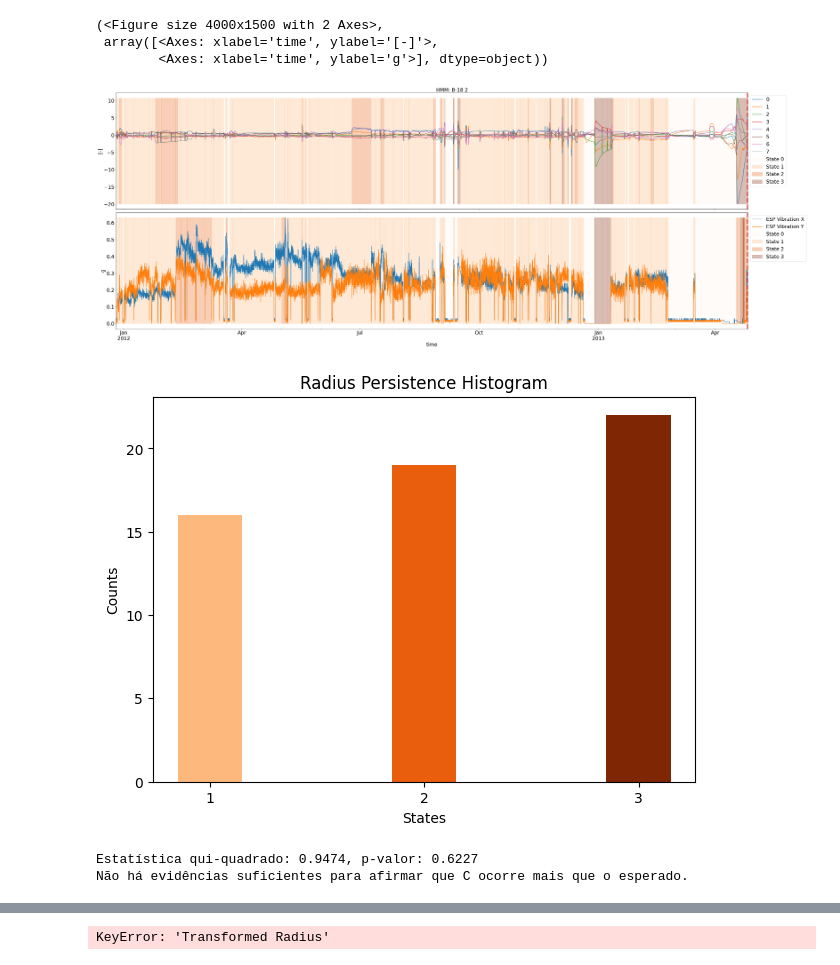
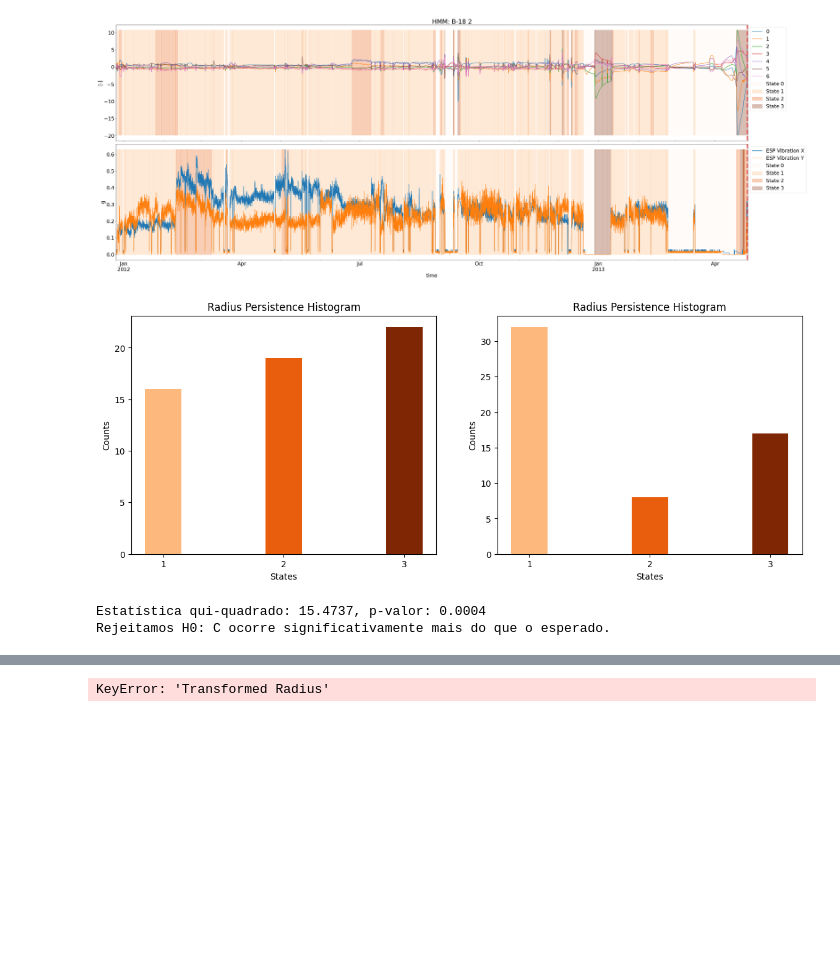
Before and after one commit to RL2-SP3/LISSA, a Jupyter notebook: examples/analise_modelos_hmm.ipynb, the cells around one changed output, grey strips where cells are left out. Drawn from its saved outputs; the diff is of its cells as text; code cells hidden in the pictures; blank space fills up the shorter version.

```diff
--- a/examples/analise_modelos_hmm.ipynb
+++ b/examples/analise_modelos_hmm.ipynb
@@ -36,14 +36,15 @@ li.GaussianMixturePlot(radiusData,model,[
     "Interpolated Gaussian",
     "Radius Plot Distribution",
     "Radius Values",
-    "Counted"])
+    "Counted"],
+    figsize=(7,5))
 
 modelRadius = hmm.GaussianHMM(
     n_components=n,
     random_state=mainSeed,
     covariance_type="full",
     init_params="st",
-    #algorithm="map"
+    algorithm="map"
     )
 
 modelRadius.means_ = model.means_
@@ -78,7 +79,7 @@ modelVib = hmm.GaussianHMM(
     random_state=mainSeed,
     covariance_type="full",
     init_params="st",
-    #algorithm="map"
+    algorithm="map"
     )
 
 modelVib.means_ = model.means_
@@ -103,12 +104,11 @@ n = [3, 3]
 # %%
 pump = pumpList[0]
 pumpData = PCAData.loc[PCAData["Well Run"]==pump].copy()
-li.HMMPicture(pumpData,pump,props=[PCAHeaders,vibeHeader],measures=["[-]","g"],states=["State Radius","State Mod"], numberOfStates=n, figsize=(40,15))
+fig,axs = li.HMMPicture(pumpData,pump,props=[PCAHeaders,vibeHeader],measures=["[-]","g"],states=["State Radius","State Mod"], numberOfStates=n, figsize=(40,15))
+
+fig.savefig("../imagens_gerais/b18-2markovrun.jpg")
 # %% [output]
-(<Figure size 4000x1500 with 2 Axes>,
- array([<Axes: xlabel='time', ylabel='[-]'>,
-        <Axes: xlabel='time', ylabel='g'>], dtype=object))
-[figure, old version]
+[figure, new version]
 # %%
 # PCAData[["Transformed Radius","VibNormX","VibNormY"]] = 0.0
 
@@ -118,25 +118,38 @@ li.HMMPicture(pumpData,pump,props=[PCAHeaders,vibeHeader],measures=["[-]","g"],s
 #     # PCAData.loc[pumpData.index,"VibNormX"] = li.BoxCoxProccess(pumpData,"ESP Vibration X")
 #     # PCAData.loc[pumpData.index,"VibNormY"] = li.BoxCoxProccess(pumpData,"ESP Vibration Y")
 # %%
-medianList = np.array([])
+medianListR = np.array([])
+medianListV = np.array([])
 
 for pump in pumpList:
     pumpData = PCAData.loc[(PCAData["Well Run"]==pump) & (PCAData["Well_down"]==0) ]#.copy()
     last = pumpData.shape[0]
-    pumpMedian = pumpData.loc[pumpData.index[last-24:last-1],"State Radius"].median()
-    medianList = np.append(medianList,pumpMedian)
+    pumpMedianR = pumpData.loc[pumpData.index[last-24:last-1],"State Radius"].median()
+    medianListR = np.append(medianListR,pumpMedianR)
+    pumpMedianV = pumpData.loc[pumpData.index[last-24:last-1],"State Mod"].median()
+    medianListV = np.append(medianListV,pumpMedianV)
 # %%
 cmap = plt.get_cmap('Oranges', 4)
-plt.figure(figsize=(7,5))
-states,counts = np.unique(medianList,return_counts=True)
-plt.bar(states,counts,width=0.3,color=[cmap(i) for i in range(1,cmap.N)])
-plt.xticks(states,np.int64(states))
-plt.ylabel("Counts")
-plt.xlabel("States")
-plt.title("Radius Persistence Histogram")
-plt.savefig("../imagens_gerais/radius_histogram")
+fig,axs=plt.subplots(1,2,figsize=(14,5))
+states,counts = np.unique(medianListR,return_counts=True)
+axs[0].bar(states,counts,width=0.3,color=[cmap(i) for i in range(1,cmap.N)])
+axs[0].set_xticks(states,np.int64(states))
+axs[0].set_ylabel("Counts")
+axs[0].set_xlabel("States")
+axs[0].set_title("Radius Persistence Histogram")
+
+states,counts = np.unique(medianListV,return_counts=True)
+axs[1].bar(states,counts,width=0.3,color=[cmap(i) for i in range(1,cmap.N)])
+axs[1].set_xticks(states,np.int64(states))
+axs[1].set_ylabel("Counts")
+axs[1].set_xlabel("States")
+axs[1].set_title("Radius Persistence Histogram")
+
+
+
+plt.savefig("../imagens_gerais/radius_histogram.jpg")
 # %% [output]
-[figure, old version]
+[figure, new version]
 # %%
 from scipy.stats import chisquare
 
@@ -154,5 +167,5 @@ if p_value < 0.05:
 else:
     print("Não há evidências suficientes para afirmar que C ocorre mais que o esperado.")
 # %% [output]
-Estatística qui-quadrado: 0.9474, p-valor: 0.6227
-Não há evidências suficientes para afirmar que C ocorre mais que o esperado.
+Estatística qui-quadrado: 15.4737, p-valor: 0.0004
+Rejeitamos H0: C ocorre significativamente mais do que o esperado.
```
Also changed, not shown: parts of 7 cells of this notebook, 5 other files.
